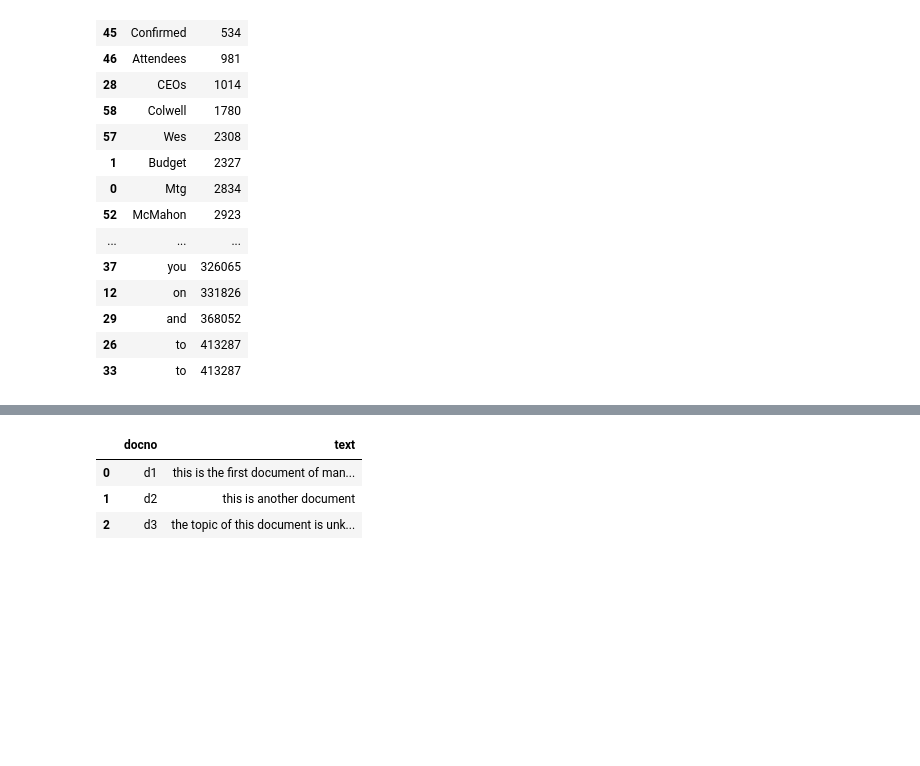
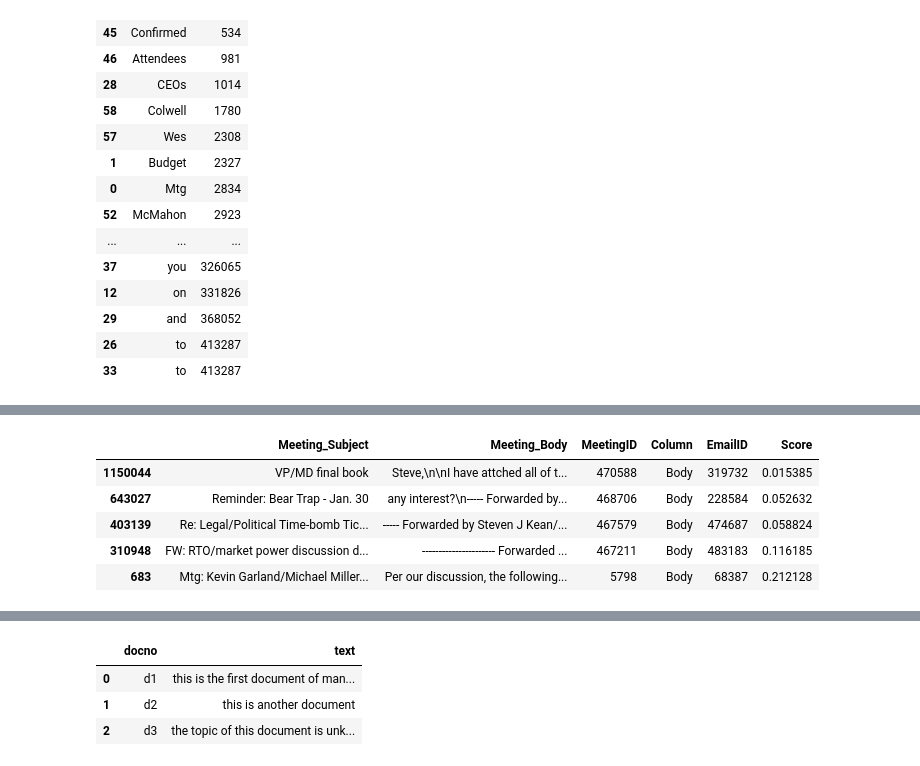
Before and after one commit to anton-dergunov/ml-playground, a Jupyter notebook: tasks/enron.ipynb, the cells around one changed output, grey strips where cells are left out. Cells and saved outputs as stored; diff of their text form; code cells hidden in the pictures; blank space fills up the shorter version.

```diff
--- a/tasks/enron.ipynb
+++ b/tasks/enron.ipynb
@@ -501,0 +417,11 @@ Line #      Hits         Time  Per Hit   % Time  Line Contents
+# %%
+df_merged = df_meetings[['Subject', 'Body']].merge(df_candidates, left_index=True, right_on='MeetingID')
+df_merged.rename(columns={'Subject': 'Meeting_Subject', 'Body': 'Meeting_Body'}, inplace=True)
+df_merged.sample(n=5)
+# %% [output]
+|  | Meeting_Subject | Meeting_Body | MeetingID | Column | EmailID | Score |
+| 1150044 | VP/MD final book | Steve,\n\nI have attched all of t... | 470588 | Body | 319732 | 0.015385 |
+| 643027 | Reminder: Bear Trap - Jan. 30 | any interest?\n----- Forwarded by... | 468706 | Body | 228584 | 0.052632 |
+| 403139 | Re: Legal/Political Time-bomb Tic... | ----- Forwarded by Steven J Kean/... | 467579 | Body | 474687 | 0.058824 |
+| 310948 | FW: RTO/market power discussion d... | ---------------------- Forwarded ... | 467211 | Body | 483183 | 0.116185 |
+| 683 | Mtg: Kevin Garland/Michael Miller... | Per our discussion, the following... | 5798 | Body | 68387 | 0.212128 |
```
Also changed, not shown: parts of 22 cells of this notebook.
